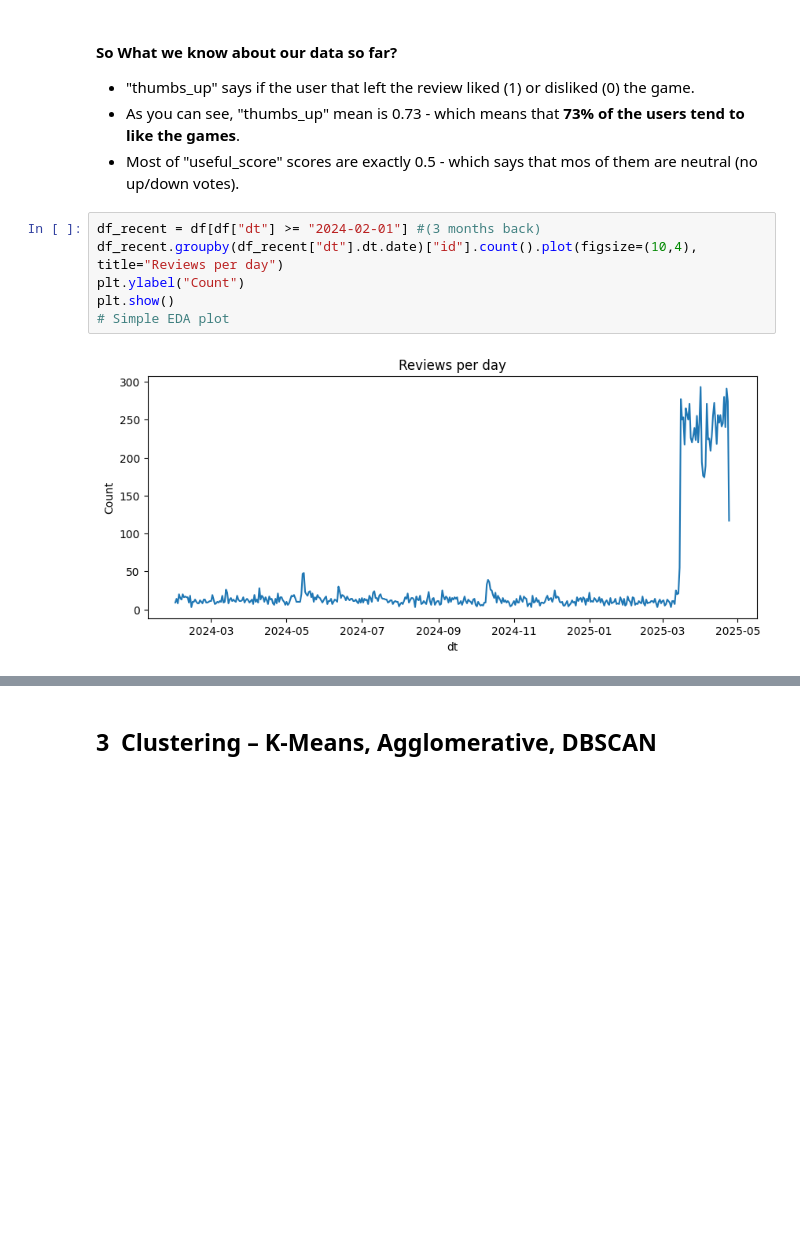
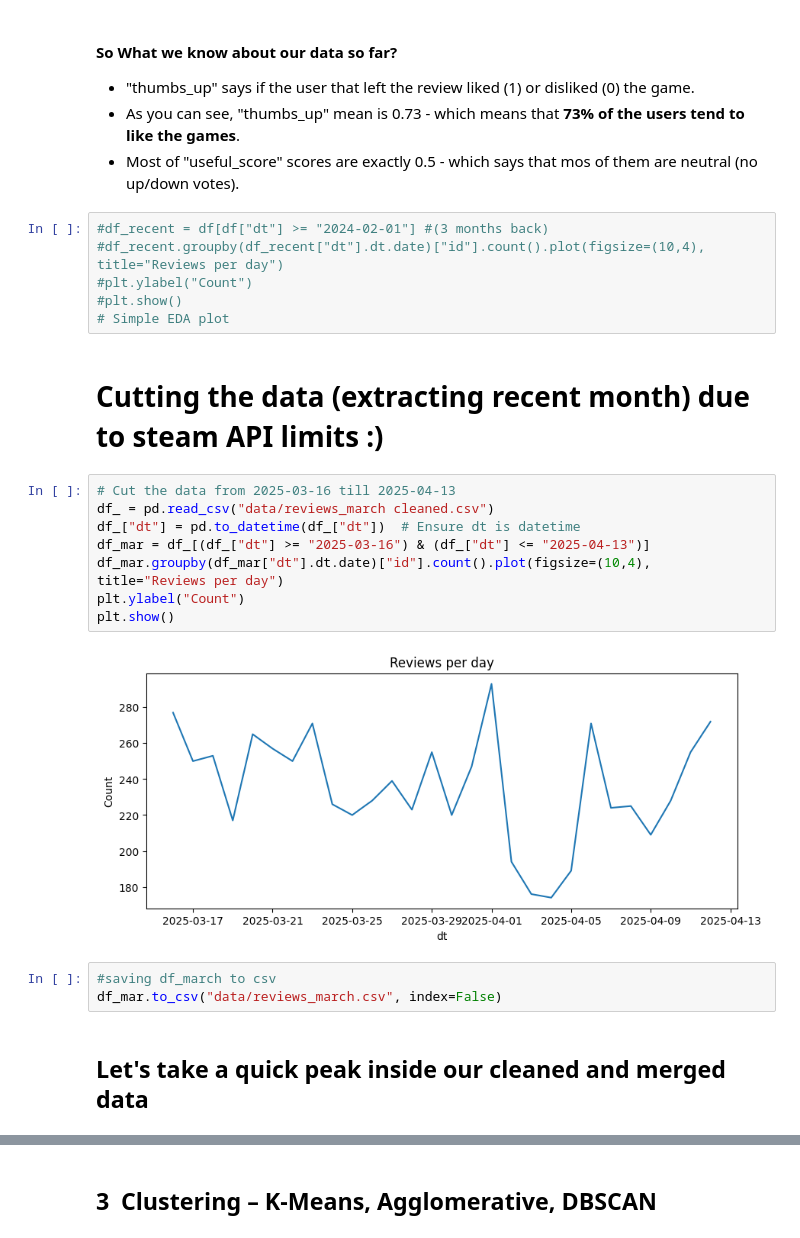
Before and after one commit to lior-benjman/DataSC-Essences, a Jupyter notebook: steam_full_pipeline.ipynb, the cells around one changed output, grey strips where cells are left out. Saved outputs shown, nothing was run; the diff lists cells and outputs as text; blank space fills up the shorter version.

```diff
--- a/steam_full_pipeline.ipynb
+++ b/steam_full_pipeline.ipynb
@@ -126,10 +123,25 @@ max      3.091601e+06      0.937738   7616.000000
 * As you can see, "thumbs_up" mean is 0.73 - which means that **73% of the users tend to like the games**. <br>
 * Most of "useful_score" scores are exactly 0.5 - which says that mos of them are neutral (no up/down votes).
 # %%
-df_recent = df[df["dt"] >= "2024-02-01"] #(3 months back)
-df_recent.groupby(df_recent["dt"].dt.date)["id"].count().plot(figsize=(10,4), title="Reviews per day")
-plt.ylabel("Count")
-plt.show()
+#df_recent = df[df["dt"] >= "2024-02-01"] #(3 months back)
+#df_recent.groupby(df_recent["dt"].dt.date)["id"].count().plot(figsize=(10,4), title="Reviews per day")
+#plt.ylabel("Count")
+#plt.show()
 # Simple EDA plot
-# %% [output]
-[figure, removed]
+# %% [markdown]
+# Cutting the data (extracting recent month) due to steam API limits :)
+# %%
+# Cut the data from 2025-03-16 till 2025-04-13
+df_ = pd.read_csv("data/reviews_march cleaned.csv")
+df_["dt"] = pd.to_datetime(df_["dt"])  # Ensure dt is datetime
+df_mar = df_[(df_["dt"] >= "2025-03-16") & (df_["dt"] <= "2025-04-13")]
+df_mar.groupby(df_mar["dt"].dt.date)["id"].count().plot(figsize=(10,4), title="Reviews per day")
+plt.ylabel("Count")
+plt.show()
+# %% [output]
+[figure, added]
+# %%
+#saving df_march to csv
+df_mar.to_csv("data/reviews_march.csv", index=False)
+# %% [markdown]
+## Let's take a quick peak inside our cleaned and merged data
```
Also changed, not shown: parts of 23 cells of this notebook, 9 other files.
